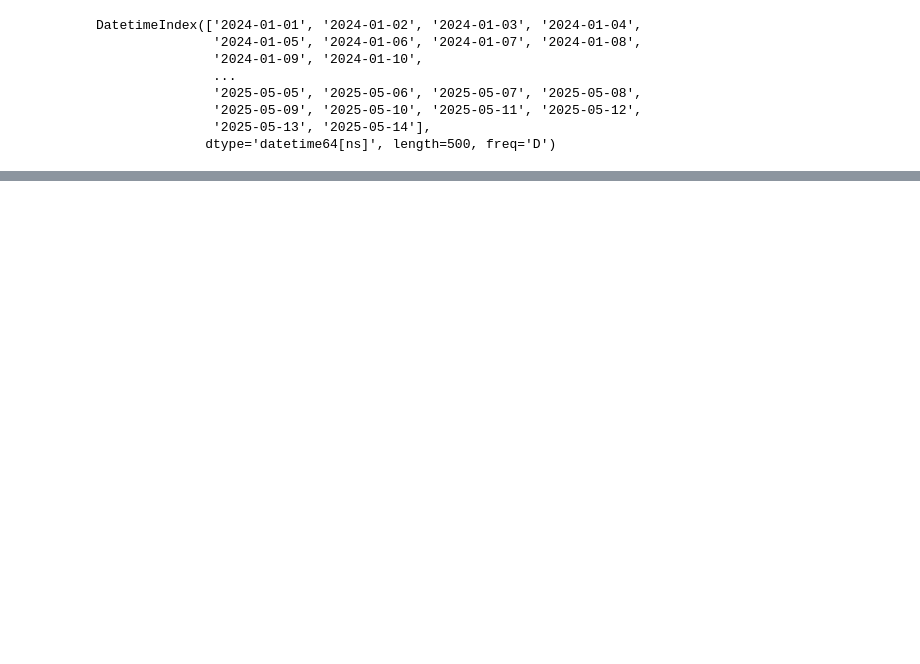
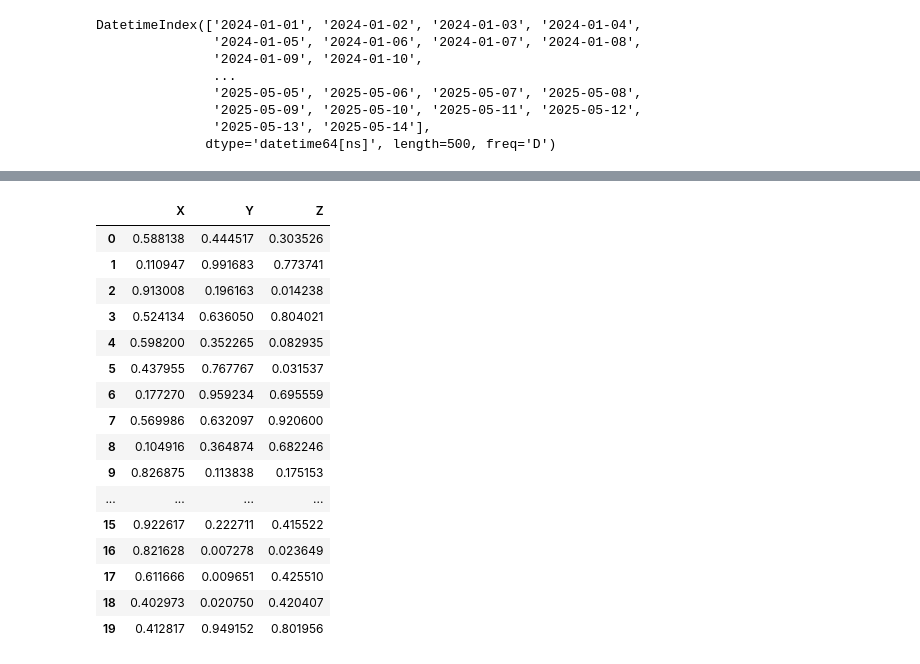
Before and after one commit to nafiurrahmanniloy/Data-Visualization-and-Analysis-, a Jupyter notebook: DataVisualizationPandas.ipynb, the cells around one changed output, grey strips where cells are left out. Cells and saved outputs as stored; diff of their text form; code cells hidden in the pictures; blank space fills up the shorter version.

```diff
--- a/DataVisualizationPandas.ipynb
+++ b/DataVisualizationPandas.ipynb
@@ -178,0 +196,20 @@ df1.plot.hexbin(x='A',y='B',gridsize=50,cmap='Oranges',figsize=(10,5))
+# %%
+df2
+# %% [output]
+|  | X | Y | Z |
+| 0 | 0.588138 | 0.444517 | 0.303526 |
+| 1 | 0.110947 | 0.991683 | 0.773741 |
+| 2 | 0.913008 | 0.196163 | 0.014238 |
+| 3 | 0.524134 | 0.636050 | 0.804021 |
+| 4 | 0.598200 | 0.352265 | 0.082935 |
+| 5 | 0.437955 | 0.767767 | 0.031537 |
+| 6 | 0.177270 | 0.959234 | 0.695559 |
+| 7 | 0.569986 | 0.632097 | 0.920600 |
+| 8 | 0.104916 | 0.364874 | 0.682246 |
+| 9 | 0.826875 | 0.113838 | 0.175153 |
+| ... | ... | ... | ... |
+| 15 | 0.922617 | 0.222711 | 0.415522 |
+| 16 | 0.821628 | 0.007278 | 0.023649 |
+| 17 | 0.611666 | 0.009651 | 0.425510 |
+| 18 | 0.402973 | 0.020750 | 0.420407 |
+| 19 | 0.412817 | 0.949152 | 0.801956 |
```
Also changed, not shown: parts of 28 cells of this notebook.
